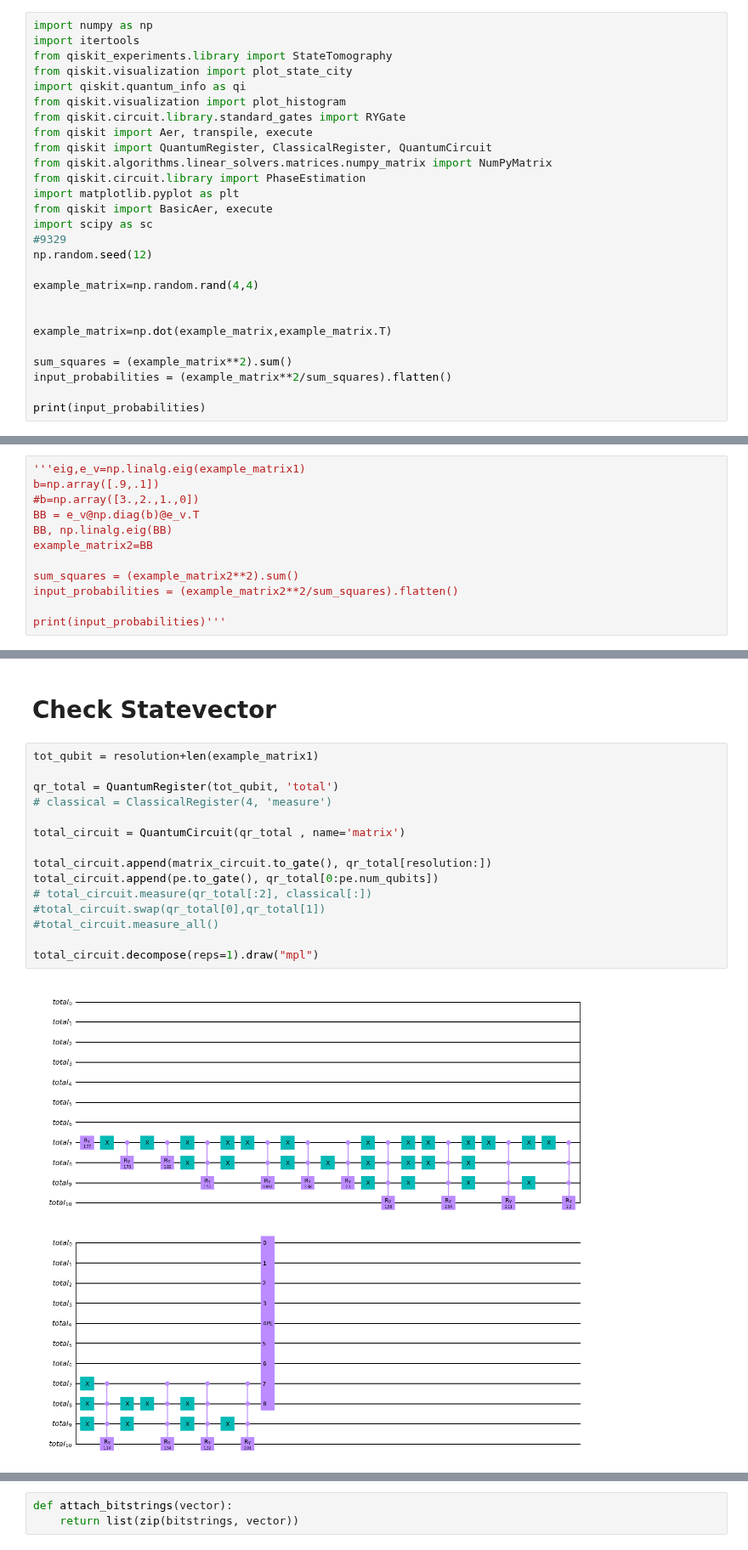
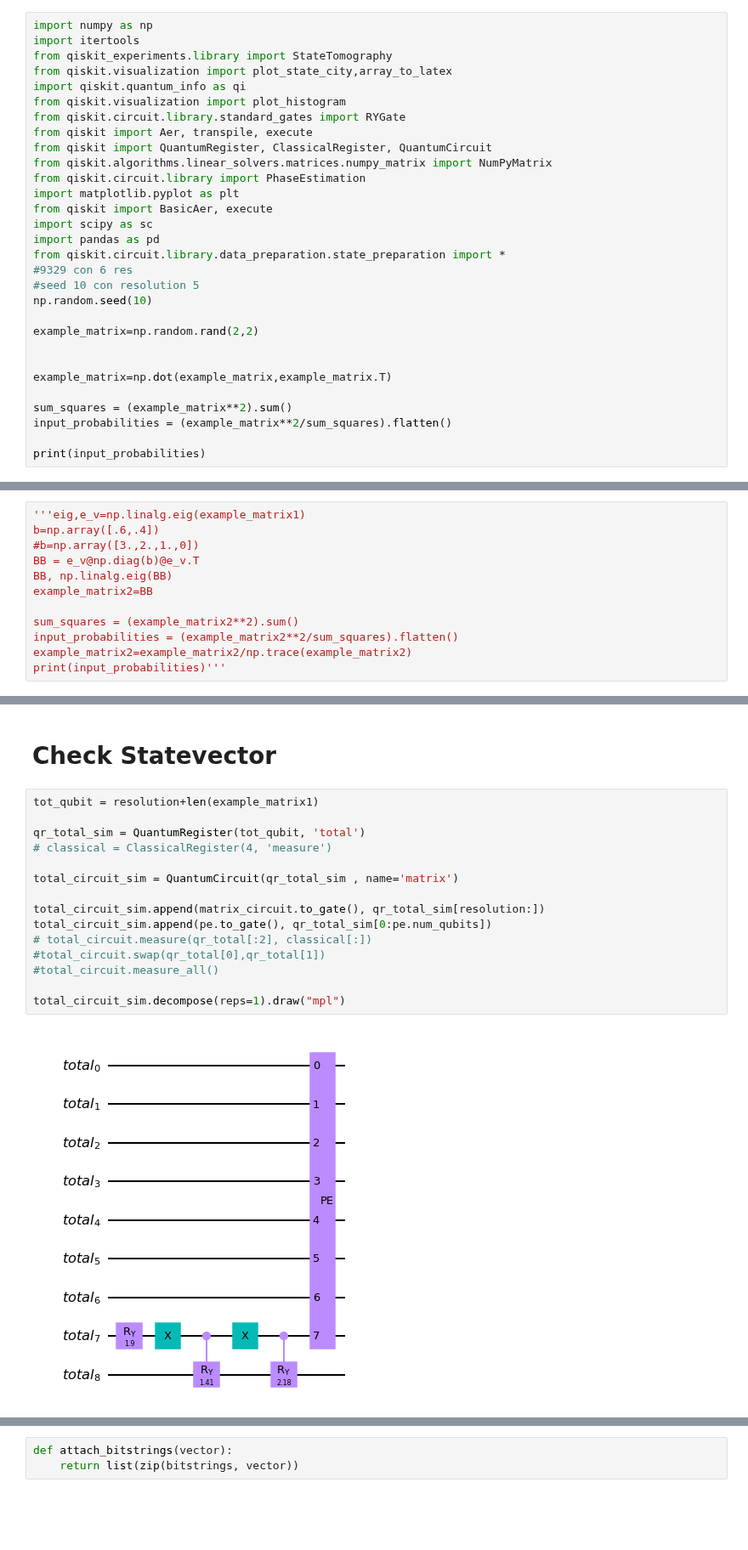
Before and after one commit to PolnareffPark/QuPCA, a Jupyter notebook: Non_integer_eigenvalues.ipynb, the cells around one changed output, grey strips where cells are left out. Shown at 85% size. Cells and saved outputs as stored; diff of their text form; blank space fills up the shorter version.

```diff
--- a/Non_integer_eigenvalues.ipynb
+++ b/Non_integer_eigenvalues.ipynb
@@ -5,7 +5,7 @@ https://doi.org/10.1109/TQE.2021.3140152
 import numpy as np
 import itertools
 from qiskit_experiments.library import StateTomography
-from qiskit.visualization import plot_state_city
+from qiskit.visualization import plot_state_city,array_to_latex
 import qiskit.quantum_info as qi
 from qiskit.visualization import plot_histogram
 from qiskit.circuit.library.standard_gates import RYGate
@@ -16,10 +16,13 @@ from qiskit.circuit.library import PhaseEstimation
 import matplotlib.pyplot as plt
 from qiskit import BasicAer, execute
 import scipy as sc
-#9329
-np.random.seed(12)
+import pandas as pd
+from qiskit.circuit.library.data_preparation.state_preparation import *
+#9329 con 6 res
+#seed 10 con resolution 5
+np.random.seed(10)
 
-example_matrix=np.random.rand(4,4)
+example_matrix=np.random.rand(2,2)
 
 
 example_matrix=np.dot(example_matrix,example_matrix.T)
@@ -60,6 +53,6 @@ example_matrix1,np.linalg.eig(example_matrix1)
 # %%
 '''eig,e_v=np.linalg.eig(example_matrix1)
-b=np.array([.9,.1])
+b=np.array([.6,.4])
 #b=np.array([3.,2.,1.,0])
 BB = e_v@np.diag(b)@e_v.T
 BB, np.linalg.eig(BB)
@@ -67,6 +60,6 @@ example_matrix2=BB
 
 sum_squares = (example_matrix2**2).sum()
 input_probabilities = (example_matrix2**2/sum_squares).flatten()
-
+example_matrix2=example_matrix2/np.trace(example_matrix2)
 print(input_probabilities)'''
 # %% [output]
@@ -245,17 +197,17 @@ pe.decompose().draw("mpl")
 # %%
 tot_qubit = resolution+len(example_matrix1)
 
-qr_total = QuantumRegister(tot_qubit, 'total')
+qr_total_sim = QuantumRegister(tot_qubit, 'total')
 # classical = ClassicalRegister(4, 'measure')
 
-total_circuit = QuantumCircuit(qr_total , name='matrix')
+total_circuit_sim = QuantumCircuit(qr_total_sim , name='matrix')
 
-total_circuit.append(matrix_circuit.to_gate(), qr_total[resolution:])
-total_circuit.append(pe.to_gate(), qr_total[0:pe.num_qubits])
+total_circuit_sim.append(matrix_circuit.to_gate(), qr_total_sim[resolution:])
+total_circuit_sim.append(pe.to_gate(), qr_total_sim[0:pe.num_qubits])
 # total_circuit.measure(qr_total[:2], classical[:])
 #total_circuit.swap(qr_total[0],qr_total[1])
 #total_circuit.measure_all()
 
-total_circuit.decompose(reps=1).draw("mpl")
+total_circuit_sim.decompose(reps=1).draw("mpl")
 # %% [output]
-[figure, old version]
+[figure, new version]
```
Also changed, not shown: parts of 66 cells of this notebook, 1 other file.
